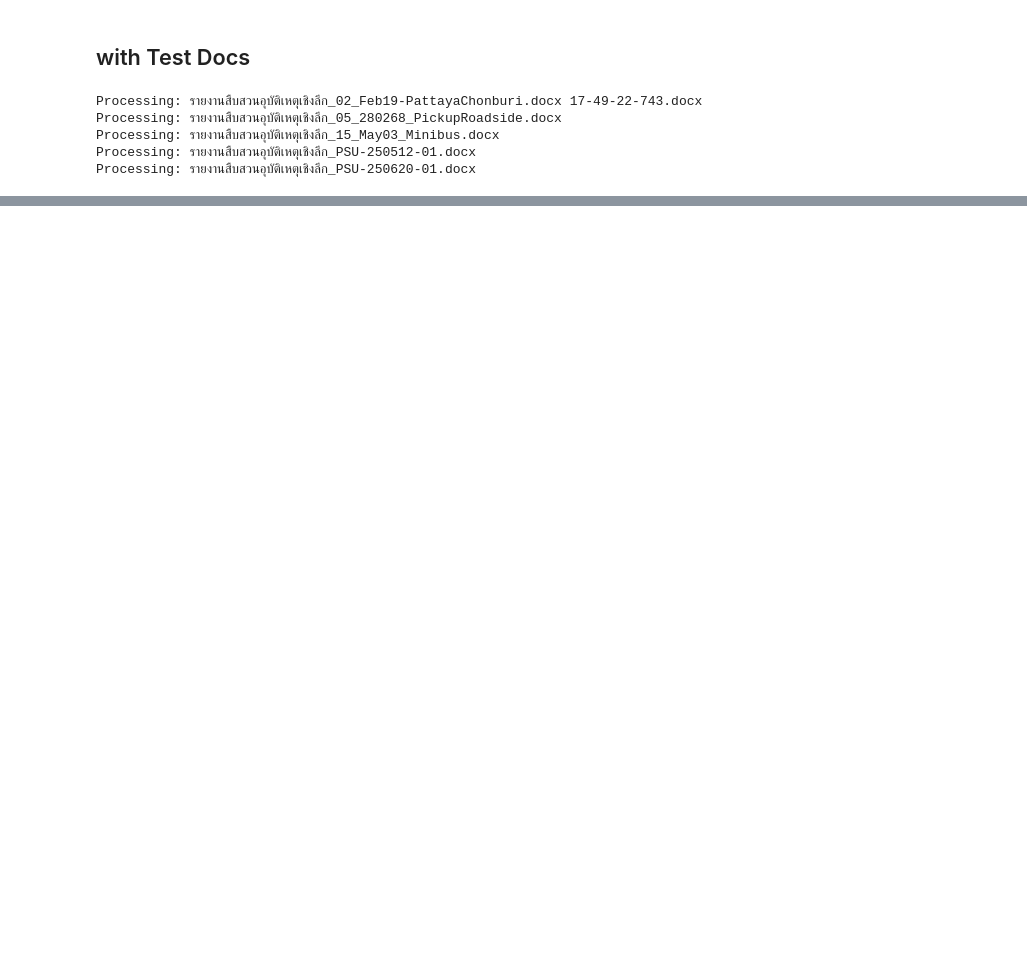
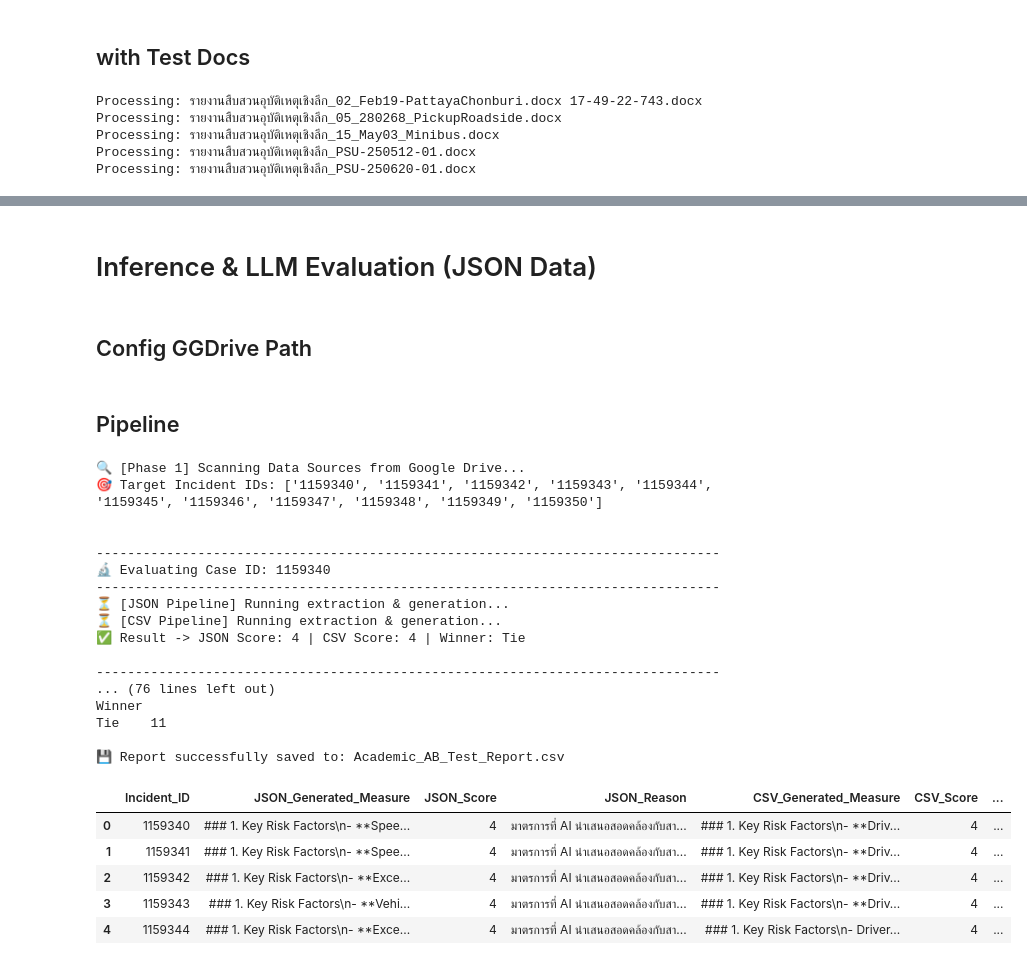
Before and after one commit to 098ff/acci-RAG-indiv, a Jupyter notebook: pipeline.ipynb, the cells around one changed output, grey strips where cells are left out. Drawn from its saved outputs; the diff is of its cells as text; code cells hidden in the pictures; blank space fills up the shorter version.

Commit message:
feat: read json/csv from ggrdrive to compare

````diff
--- a/pipeline.ipynb
+++ b/pipeline.ipynb
@@ -25,0 +34,5 @@ True
+# %%
+gauth = GoogleAuth()
+gauth.LocalWebserverAuth()
+drive = GoogleDrive(gauth)
+print("✅ Connected Google Drive successfully!")
@@ -500,0 +517,7 @@ def run_pipeline(text_input):
+# %%
+llm_judge = ChatOpenAI(
+    model="qwen2.5",
+    openai_api_key="ollama",
+    openai_api_base="http://localhost:11434/v1",
+    temperature=0.0
+)
@@ -501,3 +549,19 @@ def run_pipeline(text_input):
+# %%
+def evaluate_with_llm_judge(incident_json_str, generated_measure_str):
+    chain = judge_prompt | llm_judge
+
+    response = chain.invoke({
+        "incident_data": incident_json_str,
+        "generated_measure": generated_measure_str
+    })
+
+    try:
+        clean_text = response.content.replace("```json", "").replace("```", "").strip()
+        result_dict = json.loads(clean_text)
+        return result_dict
+    except Exception as e:
+        print(f"Error parsing Judge output: {e}")
+        return {"score": 0, "reason": response.content}
 # %% [markdown]
 # Evaluation
 # %%
@@ -648,0 +713,16 @@ Average Test Score: 0.6767224847507988
+# %% [markdown]
+# Inference & LLM Evaluation (JSON Data)
+# %% [markdown]
+## Config GGDrive Path
+# %%
+MAIN_GDRIVE_FOLDER_ID = '126ltPgBFcu-AZjWCjErDRpLPlB2-mEKx'
+
+# # Option 1: ไม่ต่อเนื่อง
+# INCIDENT_IDS = ["1159340", "1159341", "1159342", "1159343", "1159347"]
+
+# Option 2: ต่อเนือง
+START_ID = 1159340
+STOP_ID = 1159350
+INCIDENT_IDS = [str(i) for i in range(START_ID, STOP_ID + 1)]
+# %% [markdown]
+## Pipeline
@@ -648,0 +869,29 @@ Average Test Score: 0.6767224847507988
+# %%
+df_result = generate_academic_report(MAIN_GDRIVE_FOLDER_ID, INCIDENT_IDS)
+
+if df_result is not None:
+    display(df_result.head())
+# %% [output]
+🔍 [Phase 1] Scanning Data Sources from Google Drive...
+🎯 Target Incident IDs: ['1159340', '1159341', '1159342', '1159343', '1159344', '1159345', '1159346', '1159347', '1159348', '1159349', '1159350']
+
+
+--------------------------------------------------------------------------------
+🔬 Evaluating Case ID: 1159340
+--------------------------------------------------------------------------------
+⏳ [JSON Pipeline] Running extraction & generation...
+⏳ [CSV Pipeline] Running extraction & generation...
+✅ Result -> JSON Score: 4 | CSV Score: 4 | Winner: Tie
+
+--------------------------------------------------------------------------------
+... (76 lines left out)
+Winner
+Tie    11
+
+💾 Report successfully saved to: Academic_AB_Test_Report.csv
+|  | Incident_ID | JSON_Generated_Measure | JSON_Score | JSON_Reason | CSV_Generated_Measure | CSV_Score | ... |
+| 0 | 1159340 | ### 1. Key Risk Factors\n- **Spee... | 4 | มาตรการที่ AI นำเสนอสอดคล้องกับสา... | ### 1. Key Risk Factors\n- **Driv... | 4 | ... |
+| 1 | 1159341 | ### 1. Key Risk Factors\n- **Spee... | 4 | มาตรการที่ AI นำเสนอสอดคล้องกับสา... | ### 1. Key Risk Factors\n- **Driv... | 4 | ... |
+| 2 | 1159342 | ### 1. Key Risk Factors\n- **Exce... | 4 | มาตรการที่ AI นำเสนอสอดคล้องกับสา... | ### 1. Key Risk Factors\n- **Driv... | 4 | ... |
+| 3 | 1159343 | ### 1. Key Risk Factors\n- **Vehi... | 4 | มาตรการที่ AI นำเสนอสอดคล้องกับสา... | ### 1. Key Risk Factors\n- **Driv... | 4 | ... |
+| 4 | 1159344 | ### 1. Key Risk Factors\n- **Exce... | 4 | มาตรการที่ AI นำเสนอสอดคล้องกับสา... | ### 1. Key Risk Factors\n- Driver... | 4 | ... |
````
Also changed, not shown: parts of 11 cells of this notebook, 2 other files.
